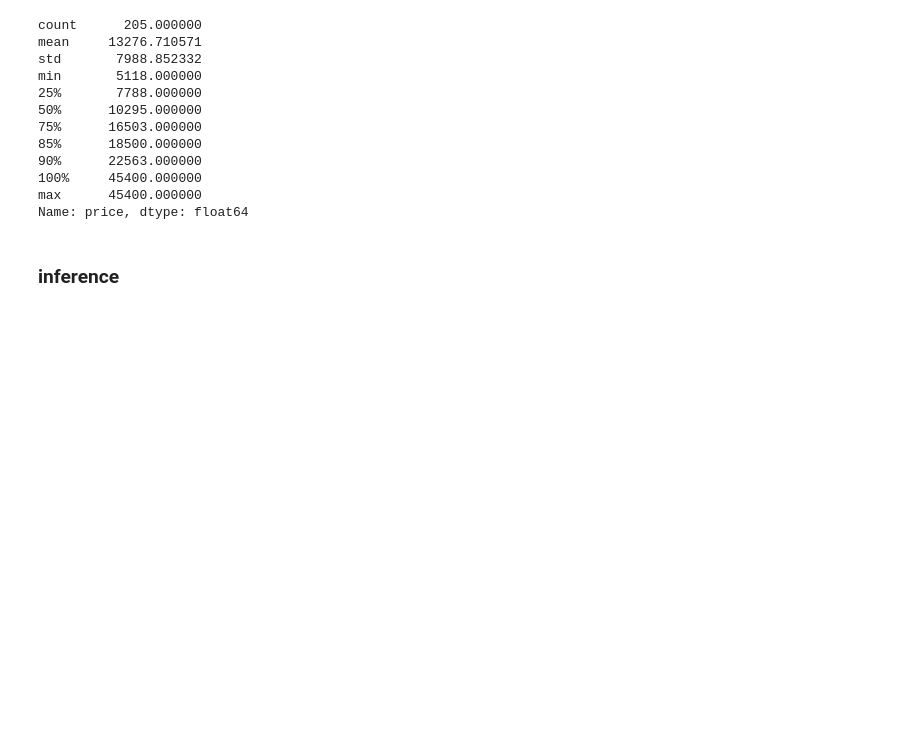
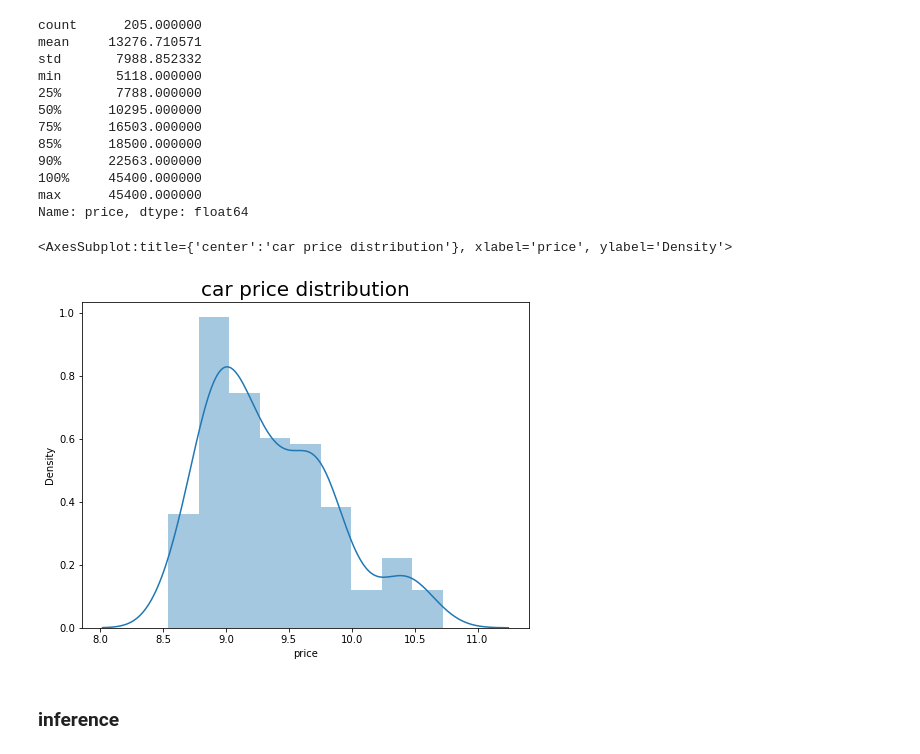
Before and after one commit to Felix1kk/Machine-Learning, a Jupyter notebook: Car Price Prediction.ipynb, the cells around one changed output. Drawn from its saved outputs; the diff is of its cells as text; code cells hidden in the pictures; blank space fills up the shorter version.

```diff
--- a/Car Price Prediction.ipynb
+++ b/Car Price Prediction.ipynb
@@ -147,6 +149,13 @@ min       5118.000000
 100%     45400.000000
 max      45400.000000
 Name: price, dtype: float64
+# %%
+plt.figure(figsize=(8,6))
+plt.title('car price distribution',fontsize=20)
+sns.distplot(np.log(data.price))
+# %% [output]
+<AxesSubplot:title={'center':'car price distribution'}, xlabel='price', ylabel='Density'>
+[figure, added]
 # %% [markdown]
 ### inference
 # %% [markdown]
```
Also changed, not shown: parts of 39 cells of this notebook.
